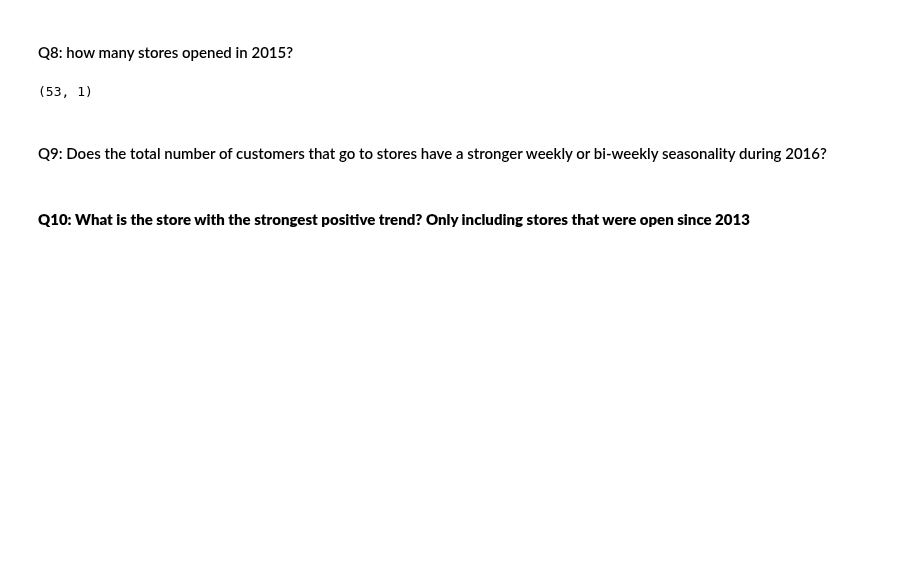
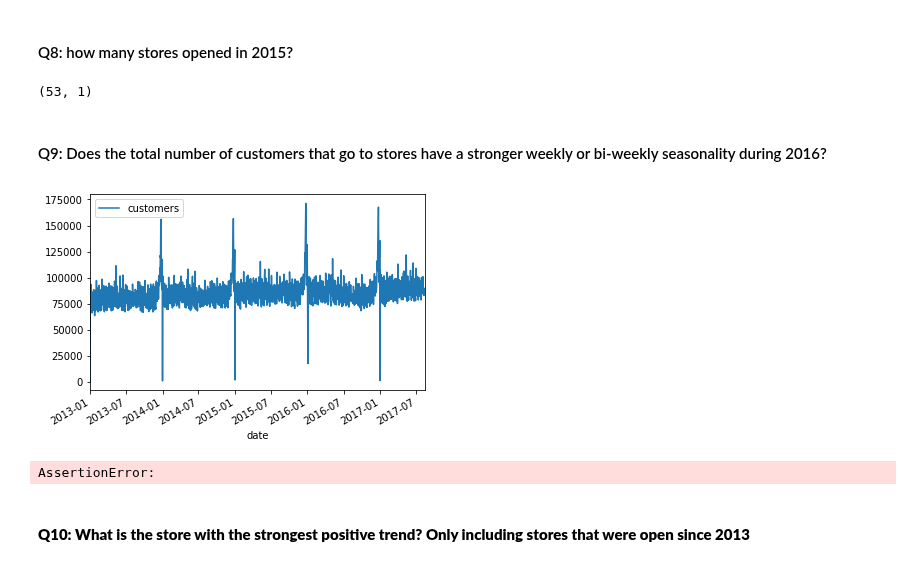
Before and after one commit to MafaldaPaco/batch3-workspace, a Jupyter notebook: S03 - Time Series/BLU04 - Time Series Concepts/Exercise notebook.ipynb, the cells around one changed output. Saved outputs shown, nothing was run; the diff lists cells and outputs as text; code cells hidden in the pictures; blank space fills up the shorter version.

```diff
--- a/S03 - Time Series/BLU04 - Time Series Concepts/Exercise notebook.ipynb
+++ b/S03 - Time Series/BLU04 - Time Series Concepts/Exercise notebook.ipynb
@@ -175,38 +158,43 @@ assert hashlib.sha256(str(nr_stores_opened_2015).encode()).hexdigest() == expect
 # %%
 # We expect you to use correlation as a proxy for seasonality.
 
 # hint 1: Get the total sales per day (sum over all stores), and see whether seasonality
 # is bigger for 7 or for 14 days.
-stores_totalsales=stores.copy()
-stores_totalsales= stores_totalsales.groupby(level='date').sum()
-stores_totalsales= stores_totalsales.resample('W-Sun').sum().reset_index(drop=False)
-#stores_totalsales['date'].corr()['customers']
 
 # hint2: the order suggested below has a reason. You can think about what would
 # happen if you did it in the opposite order.
 
 # hint3: we expect you to use correlation as a proxy for seasonality.
 # the grader expects you to use the pandas method for correlation
 
 # hint4: use a negative shift
-#data['lag_1'] = data['thousands of passengers'].shift(-1)
 
 total_sales_per_day = stores.groupby(level='date').sum()
-#total_sales_per_day_week_before =
-#total_sales_per_day_2_weeks_before =
+total_sales_per_day.plot()
 
-#total_sales_per_day_2016_week_before =
-#total_sales_per_day_2016_2_weeks_before =
+total_sales_per_day_week_before = total_sales_per_day.resample('W-Sun').sum().reset_index(drop=False)
+total_sales_per_day_2_weeks_before = total_sales_per_day.resample('2W-Sun').sum().reset_index(drop=False)
 
-#weekly_corr =
-#biweekly_corr =
+total_sales_per_day_2016_week_before = total_sales_per_day.loc['2016'].resample('W-Sun').sum().reset_index(drop=False)
+total_sales_per_day_2016_2_weeks_before = total_sales_per_day.loc['2016'].resample('2W-Sun').sum().reset_index(drop=False)
+
+total_sales_per_day_2016_week_before['lag_1'] = total_sales_per_day_2016_week_before['customers'].shift(-1)
+total_sales_per_day_2016_2_weeks_before['lag_1'] = total_sales_per_day_2016_2_weeks_before['customers'].shift(-1)
+
+weekly_corr = total_sales_per_day_2016_week_before.corr()['lag_1'].customers
+biweekly_corr = total_sales_per_day_2016_2_weeks_before.corr()['lag_1'].customers
+
 
 # YOUR CODE HERE
+# %% [output]
+[figure, added]
 # %%
 expected_hash1 = '96cc11d2ee80bddd4e7241aa7b6abac54810adc28140198c1525a4f1ba9a78db'
 expected_hash2 = '2c66c7d6bee05863b57168ff4f235a7811905085e937d492bf379d379cd3ed95'
 assert hashlib.sha256(str(weekly_corr).encode()).hexdigest() == expected_hash1
 assert hashlib.sha256(str(biweekly_corr).encode()).hexdigest() == expected_hash2
+# %% [output]
+AssertionError:
 # %% [markdown]
 #### **Q10: What is the store with the strongest positive trend? Only including stores that were open since 2013**
 # %%
```
Also changed, not shown: parts of 4 cells of this notebook, 1 other file.
